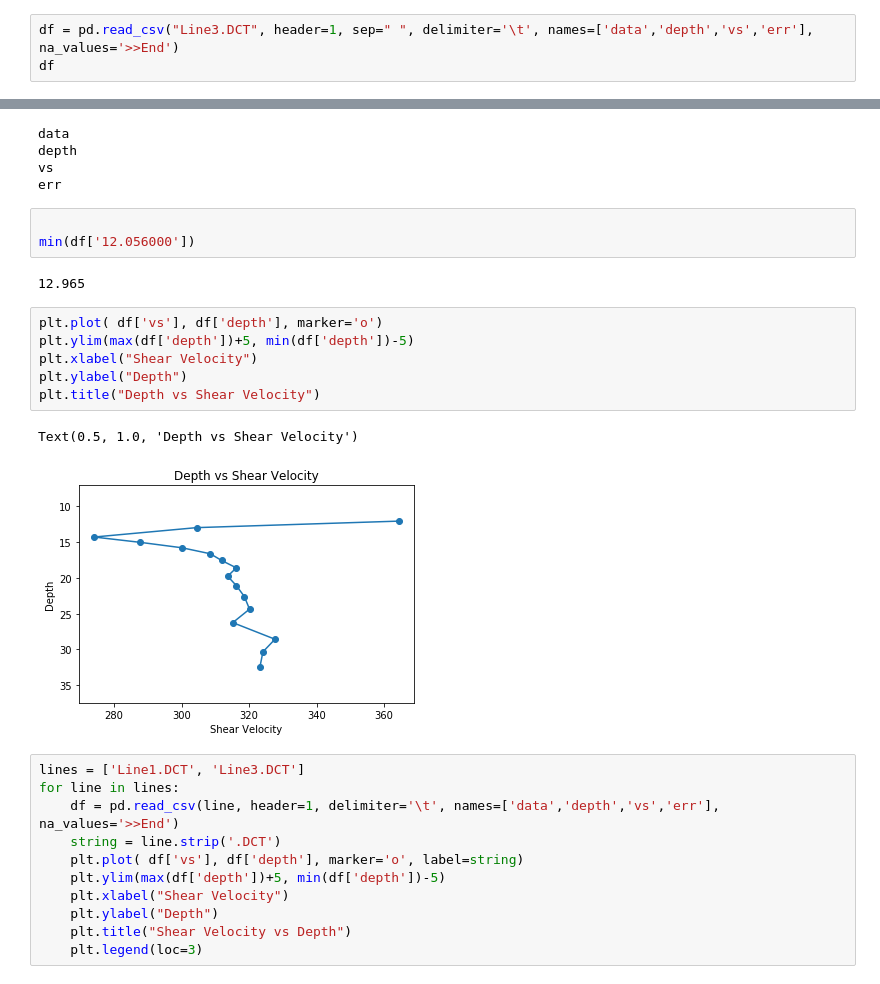
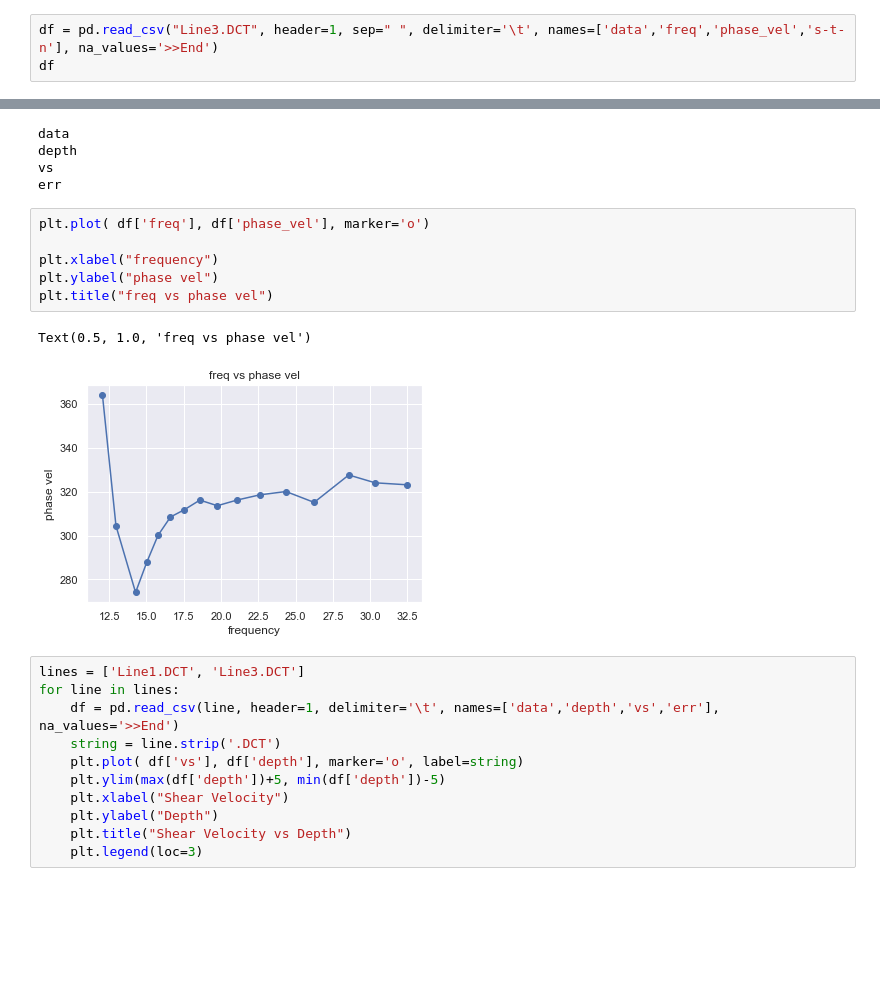
Before and after one commit to mwenz27/python_misc, a Jupyter notebook: Plotting_data/DC curve images.ipynb, the cells around one changed output, grey strips where cells are left out. Drawn from its saved outputs; the diff is of its cells as text; blank space fills up the shorter version.

```diff
--- a/Plotting_data/DC curve images.ipynb
+++ b/Plotting_data/DC curve images.ipynb
@@ -48,6 +52,6 @@ the data frame read is not correct, will need to modify it.
 df = pd.read_csv("Line3.DCT", header=1, sep=" ", delimiter='\t')
 df
 # %%
-df = pd.read_csv("Line3.DCT", header=1, sep=" ", delimiter='\t', names=['data','depth','vs','err'], na_values='>>End')
+df = pd.read_csv("Line3.DCT", header=1, sep=" ", delimiter='\t', names=['data','freq','phase_vel','s-t-n'], na_values='>>End')
 df
 # %% [output]
@@ -81,20 +85,15 @@ data
 depth
 vs
 err
-# %%
-
-min(df['12.056000'])
-# %% [output]
-12.965
 # %%
-plt.plot( df['vs'], df['depth'], marker='o')
-plt.ylim(max(df['depth'])+5, min(df['depth'])-5)
-plt.xlabel("Shear Velocity")
-plt.ylabel("Depth")
-plt.title("Depth vs Shear Velocity")
+plt.plot( df['freq'], df['phase_vel'], marker='o')
+
+plt.xlabel("frequency")
+plt.ylabel("phase vel")
+plt.title("freq vs phase vel")
 # %% [output]
-Text(0.5, 1.0, 'Depth vs Shear Velocity')
+Text(0.5, 1.0, 'freq vs phase vel')
-[figure, old version]
+[figure, new version]
 # %%
 lines = ['Line1.DCT', 'Line3.DCT']
 for line in lines:
```
Also changed, not shown: parts of 27 cells of this notebook, 5 other files.
